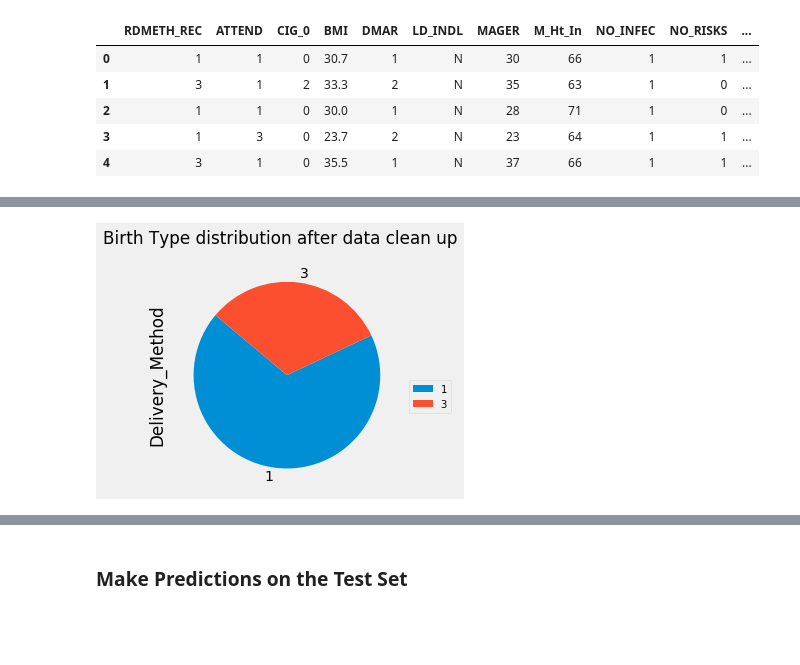
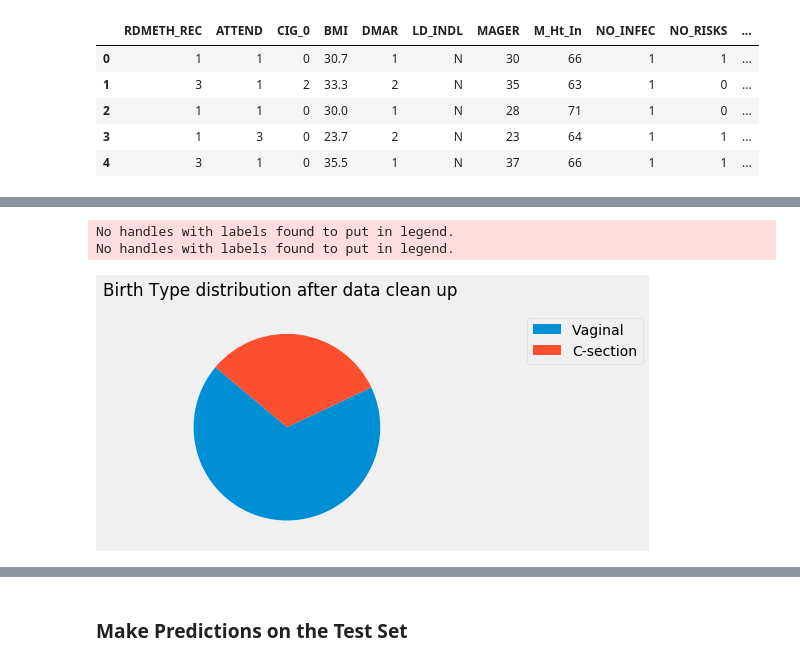
Before and after one commit to OnomeHunt/Project3, a Jupyter notebook: Birth_Data_2018.ipynb, the cells around one changed output, grey strips where cells are left out. Saved outputs shown, nothing was run; the diff lists cells and outputs as text; code cells hidden in the pictures; blank space fills up the shorter version.

```diff
--- a/Birth_Data_2018.ipynb
+++ b/Birth_Data_2018.ipynb
@@ -114,17 +127,21 @@ delivery_method.head()
 # %%
 # Create pie chart of original dataset
 pie_data_grp2=delivery_method.groupby("Delivery_Method")
 pie_data2=pie_data_grp2["Delivery_Method"].count()
 pie_data2
 
 
 #del mouse_data_gender.index.name
-pie_data_chart2 = pie_data2.plot(kind='pie',subplots=True,legend='True',startangle=140)
+pie_data_chart2 = pie_data2.plot(kind='pie',subplots=True,legend='True',startangle=140,labels=None)
 plt.legend(loc='upper left', bbox_to_anchor=(1.0, 0.5),fontsize = 10)
+plt.legend(['Vaginal','C-section'],bbox_to_anchor=(1.5, 1),loc='upper left')
 plt.suptitle("Birth Type distribution after data clean up")
+plt.ylabel(" ")
 plt.savefig('CleanedBirthdata.png')
 # %% [output]
+No handles with labels found to put in legend.
+No handles with labels found to put in legend.
-[figure, old version]
+[figure, new version]
 # %%
 # Reduce the dataset size by selecting random 100000 rows to work with
 delivery_method_df = delivery_method.sample(n=100000)
```
Also changed, not shown: parts of 46 cells of this notebook, 12 other files.
